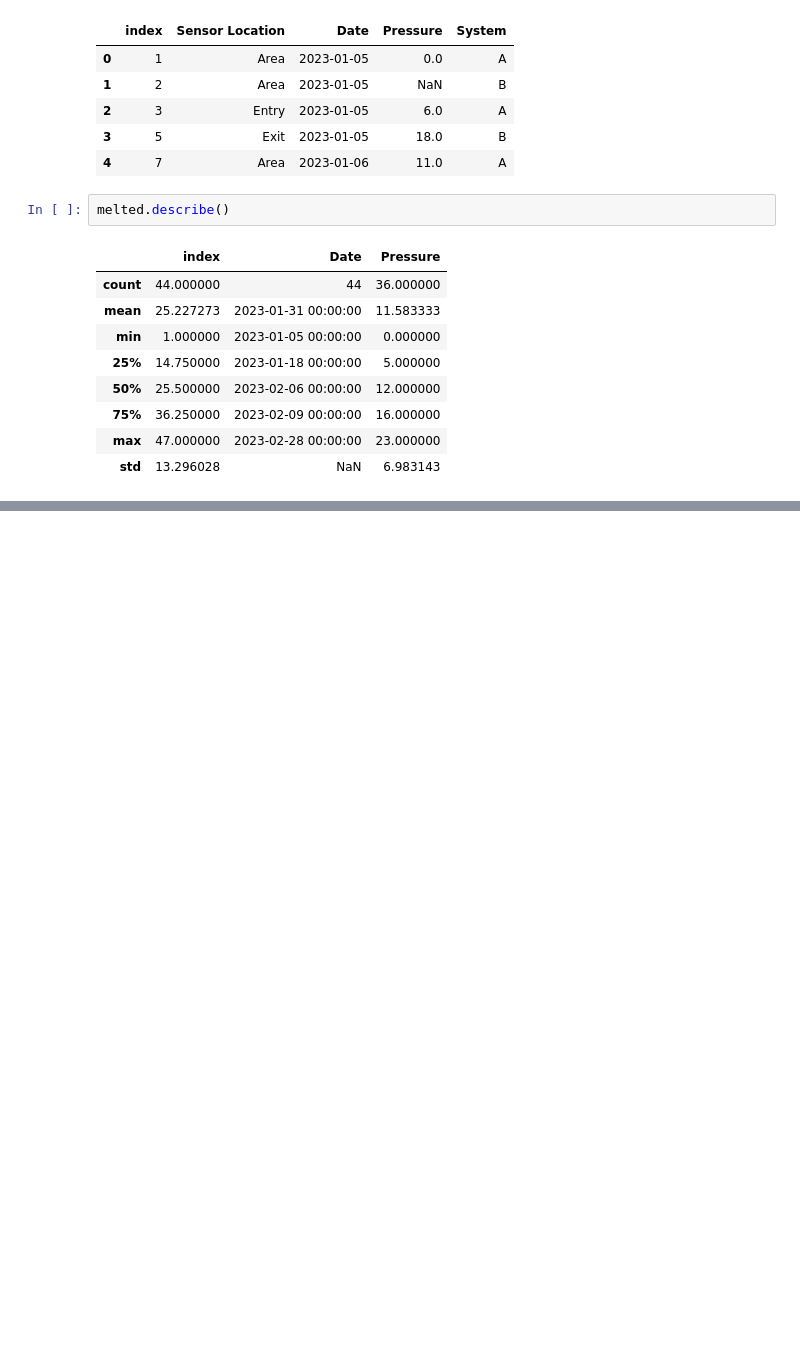
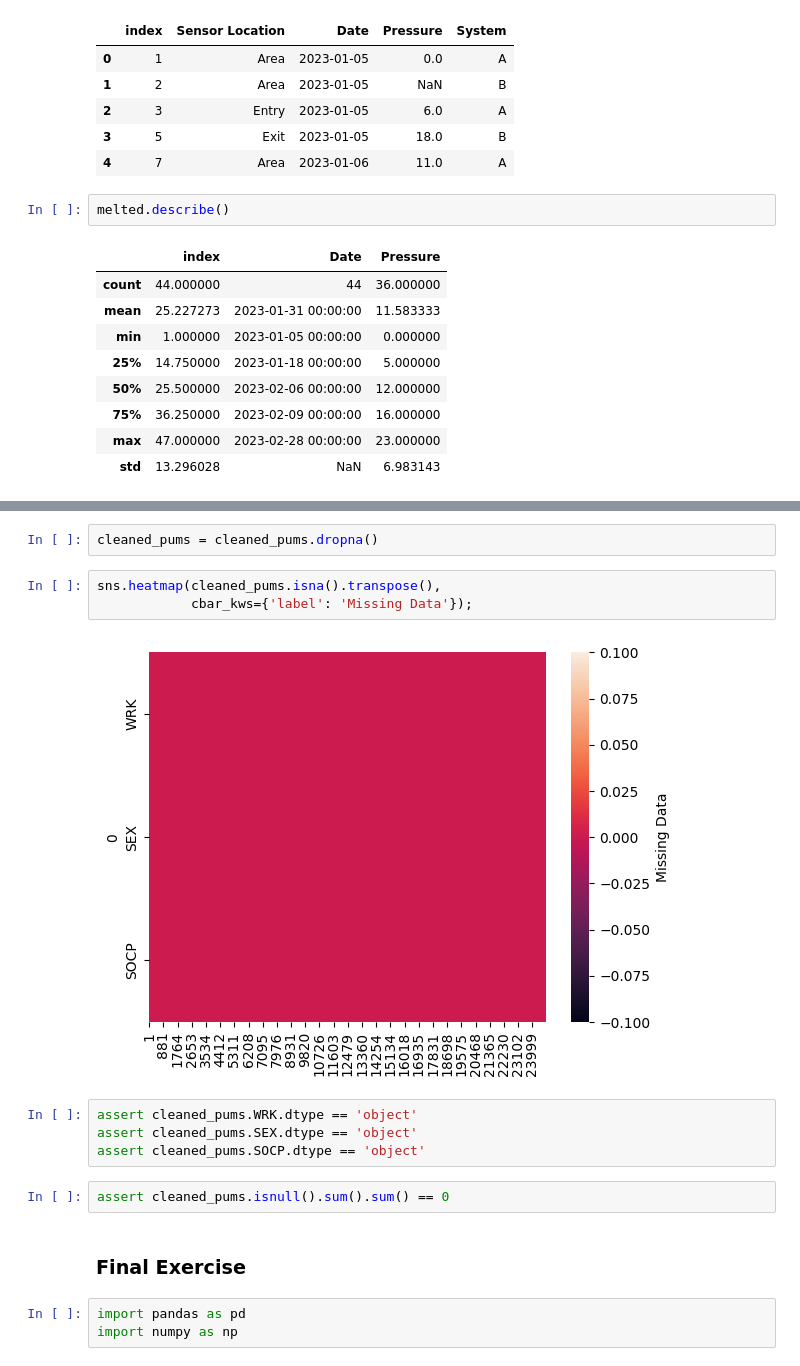
Before and after one commit to slimseidl/DataScience, a Jupyter notebook: Wrangling/Cleaning/cleaning.ipynb, the cells around one changed output, grey strips where cells are left out. Saved outputs shown, nothing was run; the diff lists cells and outputs as text; blank space fills up the shorter version.

```diff
--- a/Wrangling/Cleaning/cleaning.ipynb
+++ b/Wrangling/Cleaning/cleaning.ipynb
@@ -428,0 +469,18 @@ melted.describe()
+# %%
+cleaned_pums = cleaned_pums.dropna()
+# %%
+sns.heatmap(cleaned_pums.isna().transpose(),
+            cbar_kws={'label': 'Missing Data'});
+# %% [output]
+[figure, added]
+# %%
+assert cleaned_pums.WRK.dtype == 'object'
+assert cleaned_pums.SEX.dtype == 'object'
+assert cleaned_pums.SOCP.dtype == 'object'
+# %%
+assert cleaned_pums.isnull().sum().sum() == 0
+# %% [markdown]
+### Final Exercise
+# %%
+import pandas as pd
+import numpy as np
```
Also changed, not shown: parts of 41 cells of this notebook, 3 other files.
